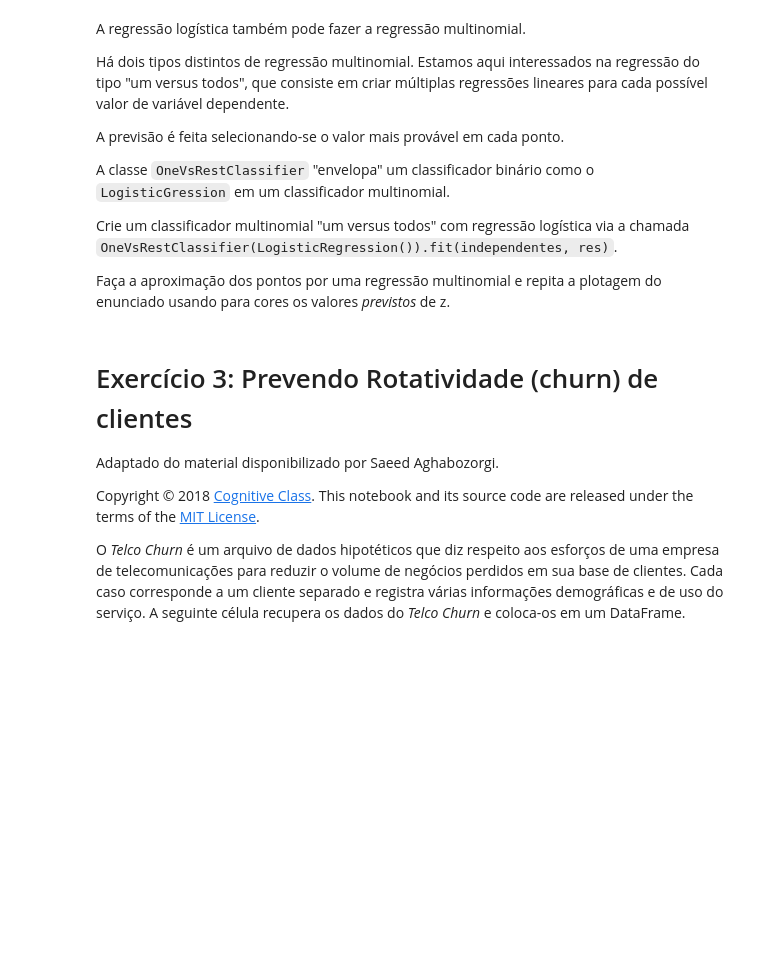
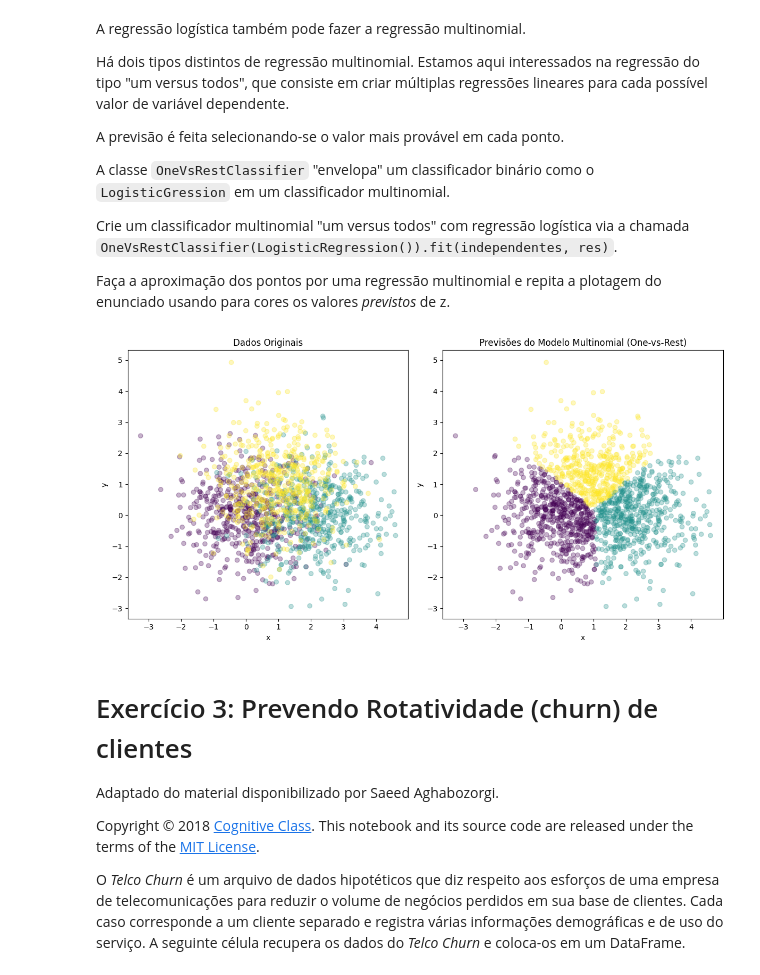
Before and after one commit to siquette/IAD-004-2025-2, a Jupyter notebook: PECE_AP1_Exercicios_regressão_logistica_2025.ipynb, the cells around one changed output. Drawn from its saved outputs; the diff is of its cells as text; code cells hidden in the pictures; blank space fills up the shorter version.

```diff
--- a/PECE_AP1_Exercicios_regressão_logistica_2025.ipynb
+++ b/PECE_AP1_Exercicios_regressão_logistica_2025.ipynb
@@ -253,3 +434,50 @@ from sklearn.multiclass import OneVsRestClassifier
+# %%
+np.random.seed(42)
+x1 = np.random.normal(0, 1, size=500)
+y1 = np.random.normal(0, 1, size=500)
+z1 = np.full(500,0)
+x2 = np.random.normal(2, 1, size=500)
+y2 = np.random.normal(0, 1, size=500)
+z2 = np.full(500,1)
+x3 = np.random.normal(1, 1, size=500)
+y3 = np.random.normal(1, 1, size=500)
+z3 = np.full(500,2)
+
+
+xtotal = np.concatenate((x1,x2,x3))
+ytotal = np.concatenate((y1,y2,y3))
+ztotal = np.concatenate((z1,z2,z3))
+
+variaveis_independentes_multi = np.column_stack((xtotal, ytotal))
+
+
+classificador_ovr = OneVsRestClassifier(LogisticRegression())
+classificador_ovr.fit(variaveis_independentes_multi, ztotal)
+
+
+previsoes_multi = classificador_ovr.predict(variaveis_independentes_multi)
+
+
+plt.figure(figsize=(12, 6))
+
+# Gráfico 1: Dados Originais
+plt.subplot(1, 2, 1)
+plt.scatter(xtotal, ytotal, c=ztotal, alpha=0.3)
+plt.title("Dados Originais")
+plt.xlabel("x")
+plt.ylabel("y")
+
+# Gráfico 2: Previsões do Modelo
+plt.subplot(1, 2, 2)
+plt.scatter(xtotal, ytotal, c=previsoes_multi, alpha=0.3)
+plt.title("Previsões do Modelo Multinomial (One-vs-Rest)")
+plt.xlabel("x")
+plt.ylabel("y")
+
+plt.tight_layout()
+plt.show()
+# %% [output]
+[figure, added]
 # %% [markdown]
 # Exercício 3: Prevendo Rotatividade (churn) de clientes
 
```
Also changed, not shown: parts of 12 cells of this notebook.
